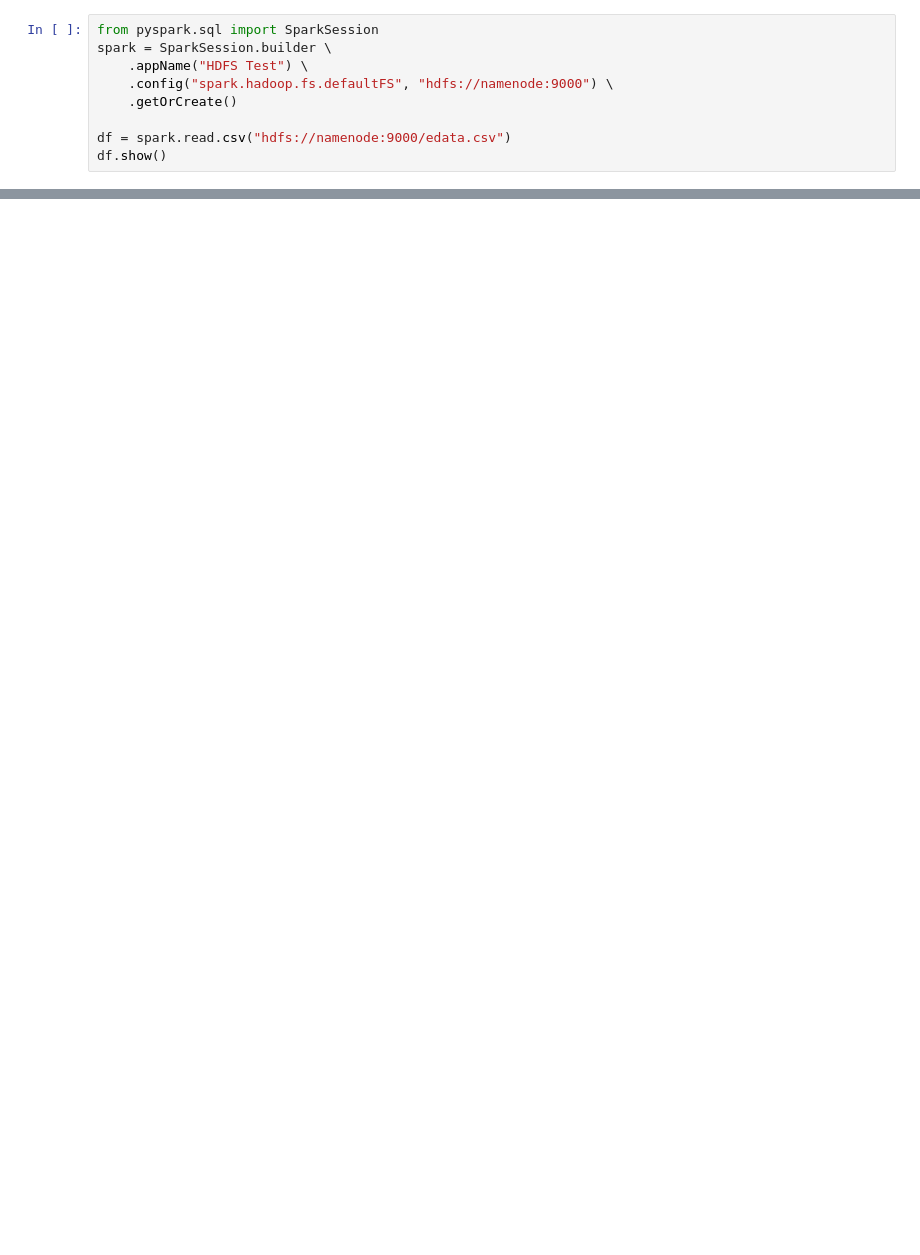
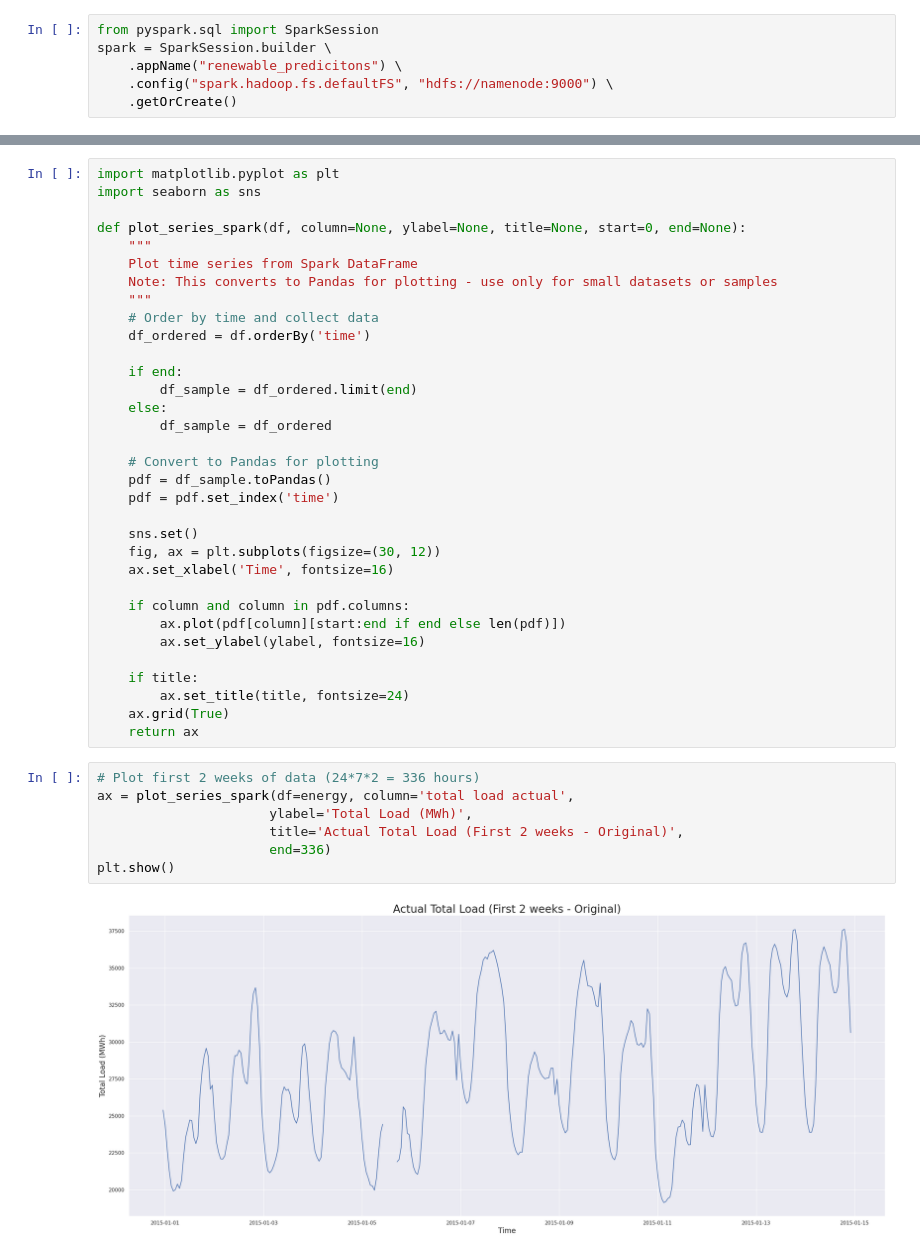
Before and after one commit to 16kushaal/SPARK-Sustainable-Power-Analytics-and-Renewable-Kinetics, a Jupyter notebook: ml-modelling/renewable-predictions.ipynb, the cells around one changed output, grey strips where cells are left out. Saved outputs shown, nothing was run; the diff lists cells and outputs as text; blank space fills up the shorter version.

```diff
--- a/ml-modelling/renewable-predictions.ipynb
+++ b/ml-modelling/renewable-predictions.ipynb
@@ -1,9 +1,6 @@
 # %%
 from pyspark.sql import SparkSession
 spark = SparkSession.builder \
-    .appName("HDFS Test") \
+    .appName("renewable_predicitons") \
     .config("spark.hadoop.fs.defaultFS", "hdfs://namenode:9000") \
     .getOrCreate()
-
-df = spark.read.csv("hdfs://namenode:9000/edata.csv")
-df.show()
@@ -27,0 +91,42 @@ only showing top 20 rows
+# %%
+import matplotlib.pyplot as plt
+import seaborn as sns
+
+def plot_series_spark(df, column=None, ylabel=None, title=None, start=0, end=None):
+    """
+    Plot time series from Spark DataFrame
+    Note: This converts to Pandas for plotting - use only for small datasets or samples
+    """
+    # Order by time and collect data
+    df_ordered = df.orderBy('time')
+
+    if end:
+        df_sample = df_ordered.limit(end)
+    else:
+        df_sample = df_ordered
+
+    # Convert to Pandas for plotting
+    pdf = df_sample.toPandas()
+    pdf = pdf.set_index('time')
+
+    sns.set()
+    fig, ax = plt.subplots(figsize=(30, 12))
+    ax.set_xlabel('Time', fontsize=16)
+
+    if column and column in pdf.columns:
+        ax.plot(pdf[column][start:end if end else len(pdf)])
+        ax.set_ylabel(ylabel, fontsize=16)
+
+    if title:
+        ax.set_title(title, fontsize=24)
+    ax.grid(True)
+    return ax
+# %%
+# Plot first 2 weeks of data (24*7*2 = 336 hours)
+ax = plot_series_spark(df=energy, column='total load actual',
+                      ylabel='Total Load (MWh)',
+                      title='Actual Total Load (First 2 weeks - Original)',
+                      end=336)
+plt.show()
+# %% [output]
+[figure, added]
```
Also changed, not shown: parts of 38 cells of this notebook, 2 other files.
